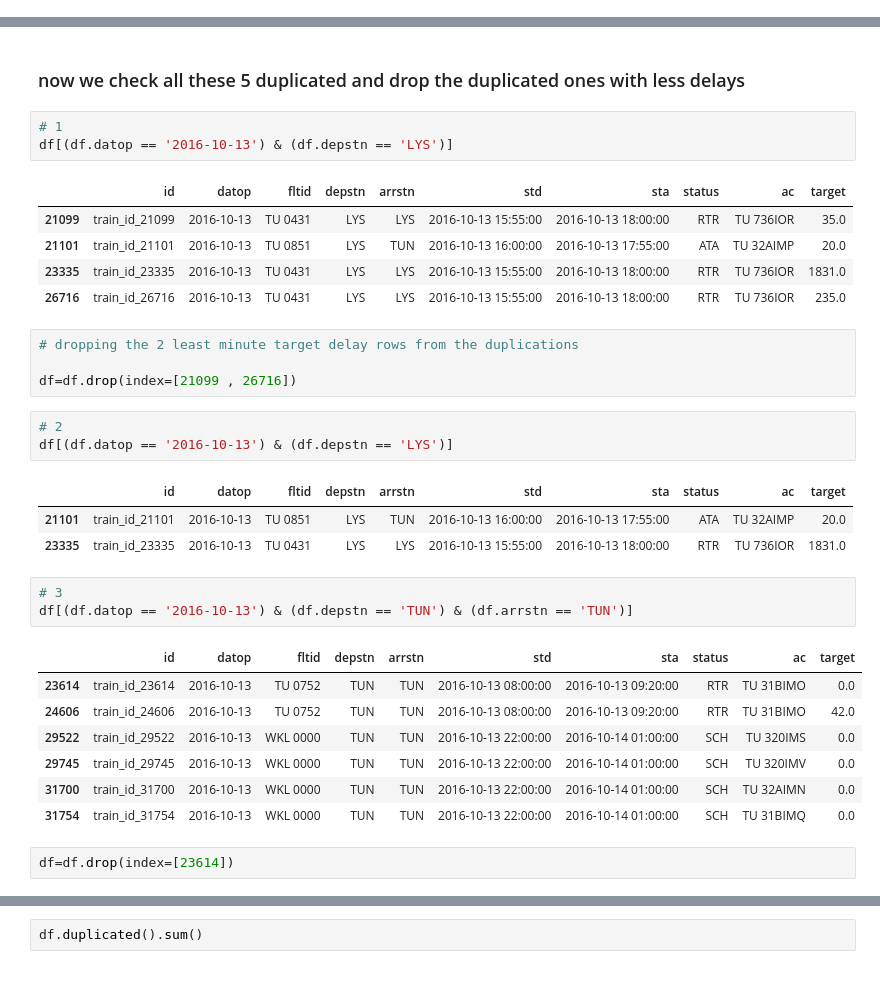
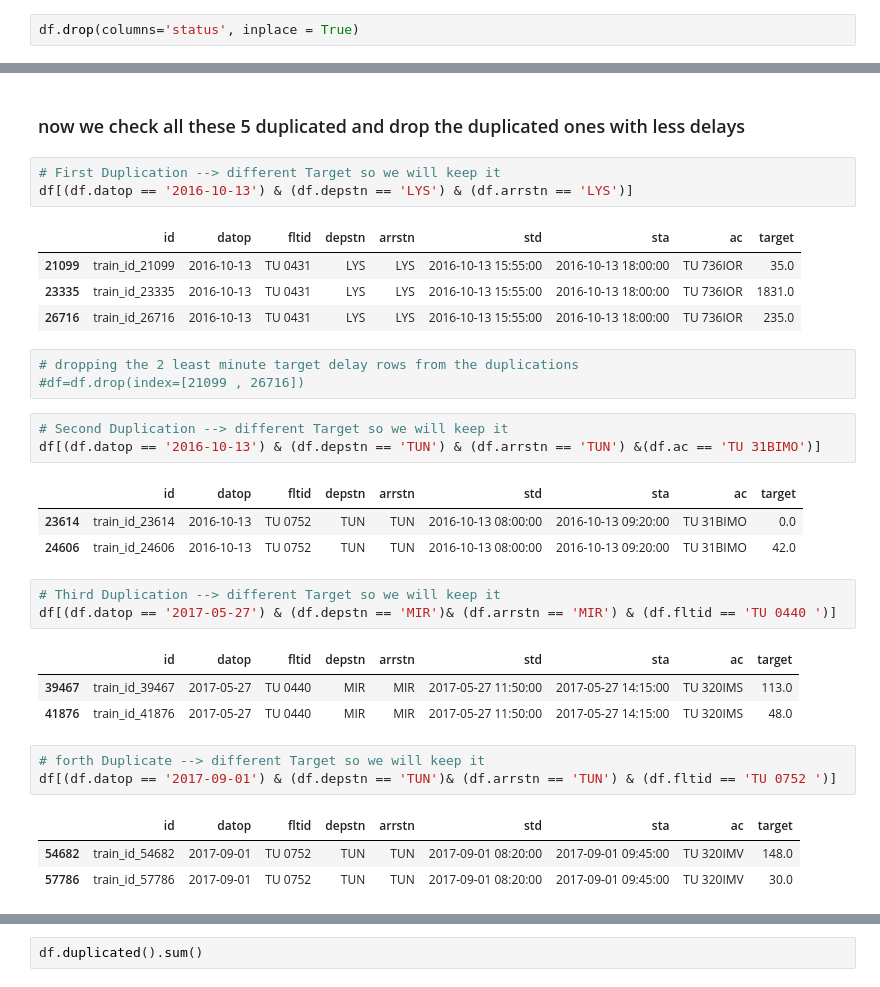
Before and after one commit to edierik/ml_project_flight_delay, a Jupyter notebook: EDA_Modeling_Flight_Delay.ipynb, the cells around one changed output, grey strips where cells are left out. Drawn from its saved outputs; the diff is of its cells as text.

```diff
--- a/EDA_Modeling_Flight_Delay.ipynb
+++ b/EDA_Modeling_Flight_Delay.ipynb
@@ -296,3 +240,5 @@ dtype: object
+# %%
+df.drop(columns='status', inplace = True)
 # %%
 df.head()
 # %% [output]
@@ -342,35 +289,34 @@ df_copy[df_copy.duplicated()]
 # %% [markdown]
 ### now we check all these 5 duplicated and drop the duplicated ones with less delays
 # %%
-# 1
-df[(df.datop == '2016-10-13') & (df.depstn == 'LYS')]
+# First Duplication --> different Target so we will keep it
+df[(df.datop == '2016-10-13') & (df.depstn == 'LYS') & (df.arrstn == 'LYS')]
 # %% [output]
-|  | id | datop | fltid | depstn | arrstn | std | sta | status | ac | target |
-| 21099 | train_id_21099 | 2016-10-13 | TU 0431 | LYS | LYS | 2016-10-13 15:55:00 | 2016-10-13 18:00:00 | RTR | TU 736IOR | 35.0 |
-| 21101 | train_id_21101 | 2016-10-13 | TU 0851 | LYS | TUN | 2016-10-13 16:00:00 | 2016-10-13 17:55:00 | ATA | TU 32AIMP | 20.0 |
-| 23335 | train_id_23335 | 2016-10-13 | TU 0431 | LYS | LYS | 2016-10-13 15:55:00 | 2016-10-13 18:00:00 | RTR | TU 736IOR | 1831.0 |
-| 26716 | train_id_26716 | 2016-10-13 | TU 0431 | LYS | LYS | 2016-10-13 15:55:00 | 2016-10-13 18:00:00 | RTR | TU 736IOR | 235.0 |
+|  | id | datop | fltid | depstn | arrstn | std | sta | ac | target |
+| 21099 | train_id_21099 | 2016-10-13 | TU 0431 | LYS | LYS | 2016-10-13 15:55:00 | 2016-10-13 18:00:00 | TU 736IOR | 35.0 |
+| 23335 | train_id_23335 | 2016-10-13 | TU 0431 | LYS | LYS | 2016-10-13 15:55:00 | 2016-10-13 18:00:00 | TU 736IOR | 1831.0 |
+| 26716 | train_id_26716 | 2016-10-13 | TU 0431 | LYS | LYS | 2016-10-13 15:55:00 | 2016-10-13 18:00:00 | TU 736IOR | 235.0 |
 # %%
 # dropping the 2 least minute target delay rows from the duplications
-
-df=df.drop(index=[21099 , 26716])
+#df=df.drop(index=[21099 , 26716])
 # %%
-# 2
-df[(df.datop == '2016-10-13') & (df.depstn == 'LYS')]
+# Second Duplication --> different Target so we will keep it
+df[(df.datop == '2016-10-13') & (df.depstn == 'TUN') & (df.arrstn == 'TUN') &(df.ac == 'TU 31BIMO')]
 # %% [output]
-|  | id | datop | fltid | depstn | arrstn | std | sta | status | ac | target |
-| 21101 | train_id_21101 | 2016-10-13 | TU 0851 | LYS | TUN | 2016-10-13 16:00:00 | 2016-10-13 17:55:00 | ATA | TU 32AIMP | 20.0 |
-| 23335 | train_id_23335 | 2016-10-13 | TU 0431 | LYS | LYS | 2016-10-13 15:55:00 | 2016-10-13 18:00:00 | RTR | TU 736IOR | 1831.0 |
+|  | id | datop | fltid | depstn | arrstn | std | sta | ac | target |
+| 23614 | train_id_23614 | 2016-10-13 | TU 0752 | TUN | TUN | 2016-10-13 08:00:00 | 2016-10-13 09:20:00 | TU 31BIMO | 0.0 |
+| 24606 | train_id_24606 | 2016-10-13 | TU 0752 | TUN | TUN | 2016-10-13 08:00:00 | 2016-10-13 09:20:00 | TU 31BIMO | 42.0 |
+# %%
+# Third Duplication --> different Target so we will keep it
+df[(df.datop == '2017-05-27') & (df.depstn == 'MIR')& (df.arrstn == 'MIR') & (df.fltid == 'TU 0440 ')]
+# %% [output]
+|  | id | datop | fltid | depstn | arrstn | std | sta | ac | target |
+| 39467 | train_id_39467 | 2017-05-27 | TU 0440 | MIR | MIR | 2017-05-27 11:50:00 | 2017-05-27 14:15:00 | TU 320IMS | 113.0 |
+| 41876 | train_id_41876 | 2017-05-27 | TU 0440 | MIR | MIR | 2017-05-27 11:50:00 | 2017-05-27 14:15:00 | TU 320IMS | 48.0 |
 # %%
-# 3
-df[(df.datop == '2016-10-13') & (df.depstn == 'TUN') & (df.arrstn == 'TUN')]
+# forth Duplicate --> different Target so we will keep it
+df[(df.datop == '2017-09-01') & (df.depstn == 'TUN')& (df.arrstn == 'TUN') & (df.fltid == 'TU 0752 ')]
 # %% [output]
-|  | id | datop | fltid | depstn | arrstn | std | sta | status | ac | target |
-| 23614 | train_id_23614 | 2016-10-13 | TU 0752 | TUN | TUN | 2016-10-13 08:00:00 | 2016-10-13 09:20:00 | RTR | TU 31BIMO | 0.0 |
-| 24606 | train_id_24606 | 2016-10-13 | TU 0752 | TUN | TUN | 2016-10-13 08:00:00 | 2016-10-13 09:20:00 | RTR | TU 31BIMO | 42.0 |
-| 29522 | train_id_29522 | 2016-10-13 | WKL 0000 | TUN | TUN | 2016-10-13 22:00:00 | 2016-10-14 01:00:00 | SCH | TU 320IMS | 0.0 |
-| 29745 | train_id_29745 | 2016-10-13 | WKL 0000 | TUN | TUN | 2016-10-13 22:00:00 | 2016-10-14 01:00:00 | SCH | TU 320IMV | 0.0 |
-| 31700 | train_id_31700 | 2016-10-13 | WKL 0000 | TUN | TUN | 2016-10-13 22:00:00 | 2016-10-14 01:00:00 | SCH | TU 32AIMN | 0.0 |
-| 31754 | train_id_31754 | 2016-10-13 | WKL 0000 | TUN | TUN | 2016-10-13 22:00:00 | 2016-10-14 01:00:00 | SCH | TU 31BIMQ | 0.0 |
+|  | id | datop | fltid | depstn | arrstn | std | sta | ac | target |
+| 54682 | train_id_54682 | 2017-09-01 | TU 0752 | TUN | TUN | 2017-09-01 08:20:00 | 2017-09-01 09:45:00 | TU 320IMV | 148.0 |
+| 57786 | train_id_57786 | 2017-09-01 | TU 0752 | TUN | TUN | 2017-09-01 08:20:00 | 2017-09-01 09:45:00 | TU 320IMV | 30.0 |
-# %%
-df=df.drop(index=[23614])
```
Also changed, not shown: parts of 63 cells of this notebook.
